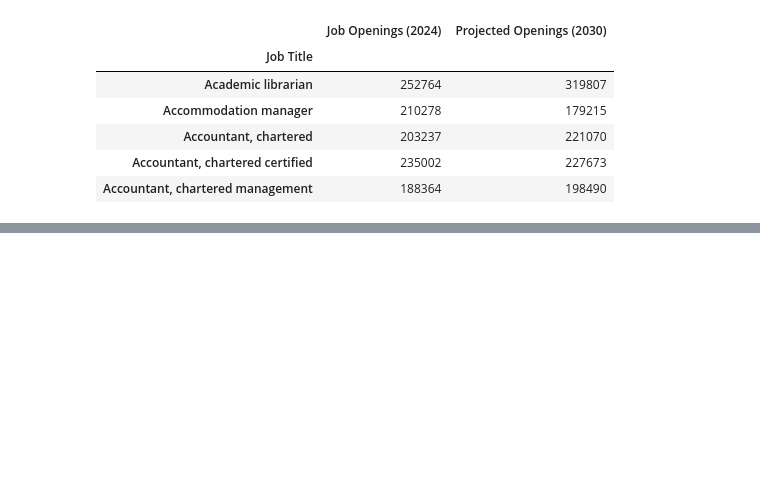
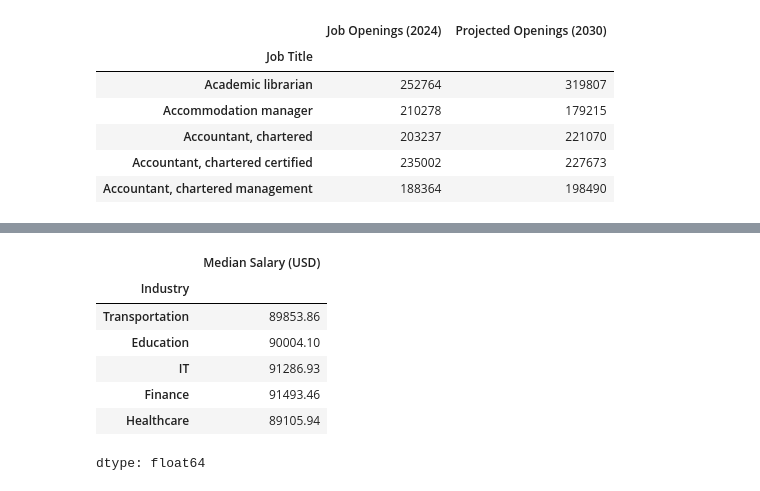
Before and after one commit to AJ0043/AI-Future-of-Jobs-Intelligence-Platform, a Jupyter notebook: AI_Adoption_&_Growth_Analysis.ipynb, the cells around one changed output, grey strips where cells are left out. Cells and saved outputs as stored; diff of their text form; code cells hidden in the pictures; blank space fills up the shorter version.

```diff
--- a/AI_Adoption_&_Growth_Analysis.ipynb
+++ b/AI_Adoption_&_Growth_Analysis.ipynb
@@ -1486,0 +1626,19 @@ plt.show()
+# %%
+#Q5. Which industries and job roles offer the highest median salaries?
+industry_salary = (
+    EDA_ai_data
+    .groupby('Industry')['Median Salary (USD)']
+    .median()
+    .sort_values(ascending=False)
+)
+# %%
+industry_salary=industry_salary.sample(5)
+# %% [output]
+|  | Median Salary (USD) |
+| Industry |  |
+| Transportation | 89853.86 |
+| Education | 90004.10 |
+| IT | 91286.93 |
+| Finance | 91493.46 |
+| Healthcare | 89105.94 |
+dtype: float64
```
Also changed, not shown: parts of 20 cells of this notebook.
